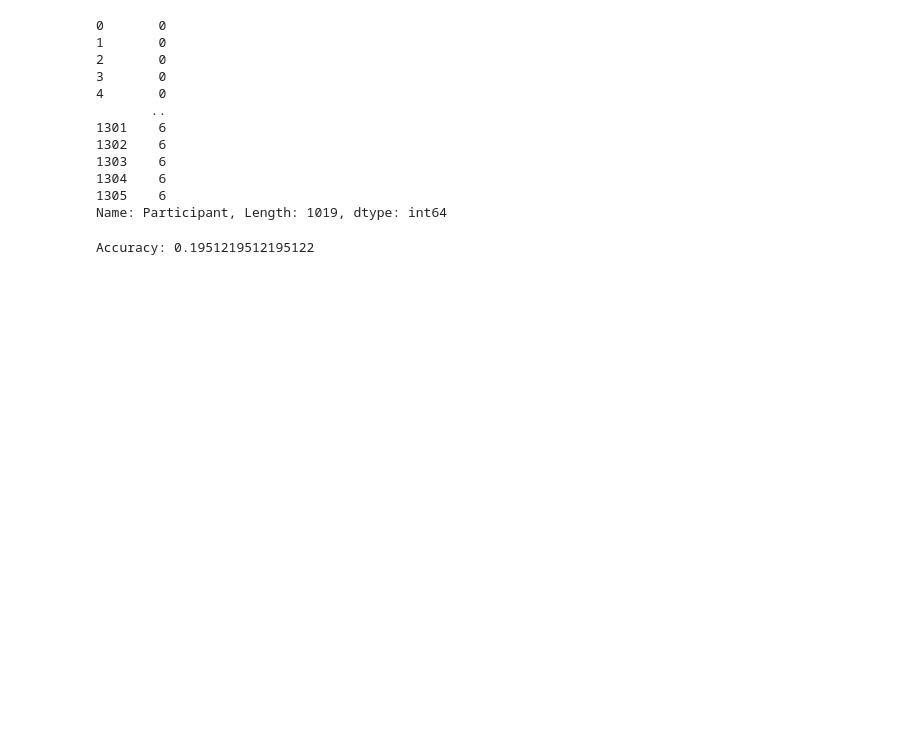
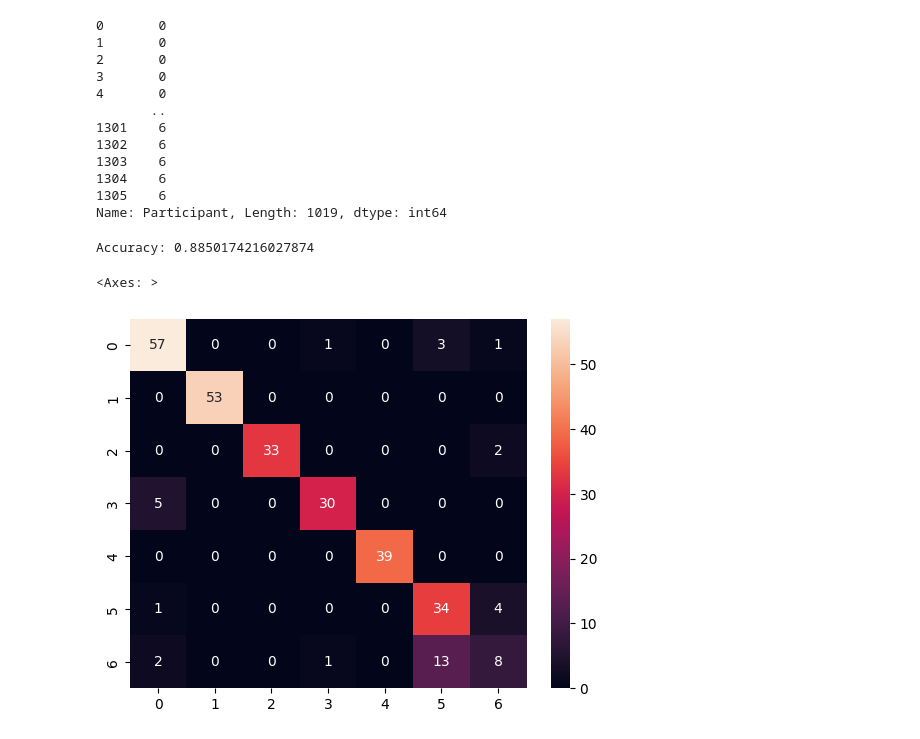
Before and after one commit to michelexyz/ML4QS-bike-user-recognition, a Jupyter notebook: train_Models.ipynb, the cells around one changed output. Cells and saved outputs as stored; diff of their text form; code cells hidden in the pictures; blank space fills up the shorter version.

```diff
--- a/train_Models.ipynb
+++ b/train_Models.ipynb
@@ -8,7 +6,16 @@ path = os.path.abspath('')
 path = path + "/engineered_data_250ms_window80_step8.csv"
 df = pd.read_csv(path)
 
+
 diction = {'Dany':0, 'Felix':1, 'Julian':2, 'Mark':3,'Martin':4,'Michele':5,'Paul':6}
 
 for index,row in df['Participant'].items():
     df.loc[index,'Participant'] = diction[row]
+
+List = ["Window", "Participant", "Run", "Path"]
+for name in df.columns:
+    if "Acceleration" in name and not "Linear" in name:
+        List.append(name)
+
+df.drop(df.columns.difference(List),axis=1,inplace=True)
+df.columns
@@ -15,7 +43,6 @@ for index,row in df['Participant'].items():
 # %%
 #create train/test set
 #should maybe do random runs in the future
-
 X_Train = df[df['Run'] < 4].copy()
 X_Train
 X_Test = df[df['Run'] == 4].copy()
@@ -25,9 +52,10 @@ Y_Train = X_Train['Participant'].copy()
 Y_Test = X_Test['Participant'].copy()
 X_Test.drop(['Participant'],axis=1,inplace=True)
 X_Train.drop(['Participant'],axis=1,inplace=True)
-X_Train[X_Train['Path'] == 'circle'] = 1
+X_Train.loc[X_Train['Path'] == 'circle', "Path"] = 1
 X_Train
-X_Train[X_Train['Path'] == 'straight'] = 0
-X_Test[X_Test['Path'] == 'circle'] = 1
+X_Train.loc[X_Train['Path'] == 'straight', "Path"] = 0
+X_Test.loc[X_Test['Path'] == 'circle',"Path"] = 1
 X_Train
-X_Test[X_Test['Path'] == 'straight'] = 0
+X_Test.loc[X_Test['Path'] == 'straight',"Path"] = 0
+X_Train
@@ -34,11 +76,12 @@ X_Test[X_Test['Path'] == 'straight'] = 0
 # %%
-from sklearn import svm
-#rbf = svm.SVC(kernel='rbf', gamma=0.5, C=0.1).fit(X_train, y_train)
-clf = svm.SVC(kernel='rbf',gamma=0.5,C=0.1)
-poly = svm.SVC(kernel='poly', degree=10, C=1)
-clf.fit(X_Train,Y_Train)
-poly.fit(X_Train,Y_Train)
-y_pred = clf.predict(X_Test)
-y_pred_poly = poly.predict(X_Test)
-print(y_pred)
+# from sklearn import svm
+# #rbf = svm.SVC(kernel='rbf', gamma=0.5, C=0.1).fit(X_train, y_train)
+
+# clf = svm.SVC(kernel='rbf',gamma=0.5,C=0.1)
+# poly = svm.SVC(kernel='poly', degree=20, C=1)
+# clf.fit(X_Train,Y_Train)
+# poly.fit(X_Train,Y_Train)
+# y_pred = clf.predict(X_Test)
+# y_pred_poly = poly.predict(X_Test)
+# print(y_pred)
 # %% [output]
@@ -87,12 +115,19 @@ X_Train.drop('Path',axis=1,inplace=True)
 X_Test.drop('Path',axis=1,inplace=True)
 # %%
 
-
+import seaborn as sns
+from sklearn import metrics
+from sklearn.metrics import confusion_matrix
 from xgboost import XGBClassifier
 model = XGBClassifier(tree_method = 'hist',objective='multi:softprob')
 model.fit(X_Train,Y_Train)
 y_pred = model.predict(X_Test)
 Y_Test = Y_Test.astype('int')
 print("Accuracy:",metrics.accuracy_score(Y_Test , y_pred))
+
+cm = confusion_matrix(Y_Test,y_pred)
+sns.heatmap(cm,annot=True)
 # %% [output]
-Accuracy: 0.1951219512195122
+Accuracy: 0.8850174216027874
+<Axes: >
+[figure, added]
```
Also changed, not shown: parts of 7 cells of this notebook.
